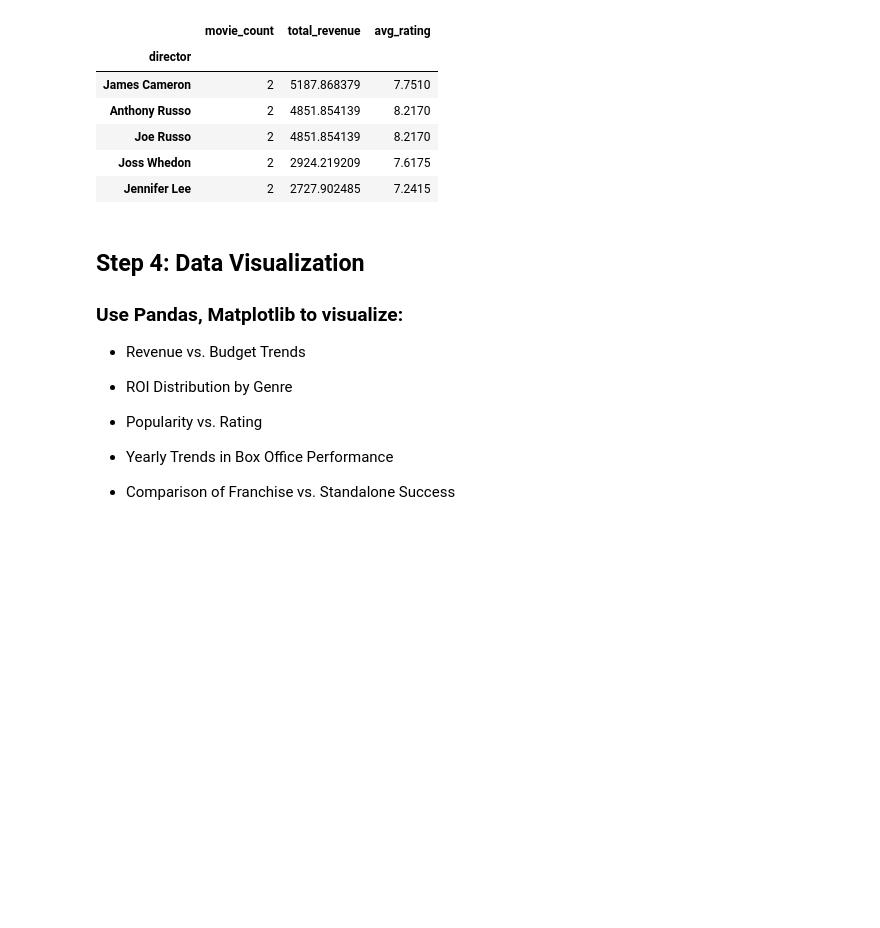
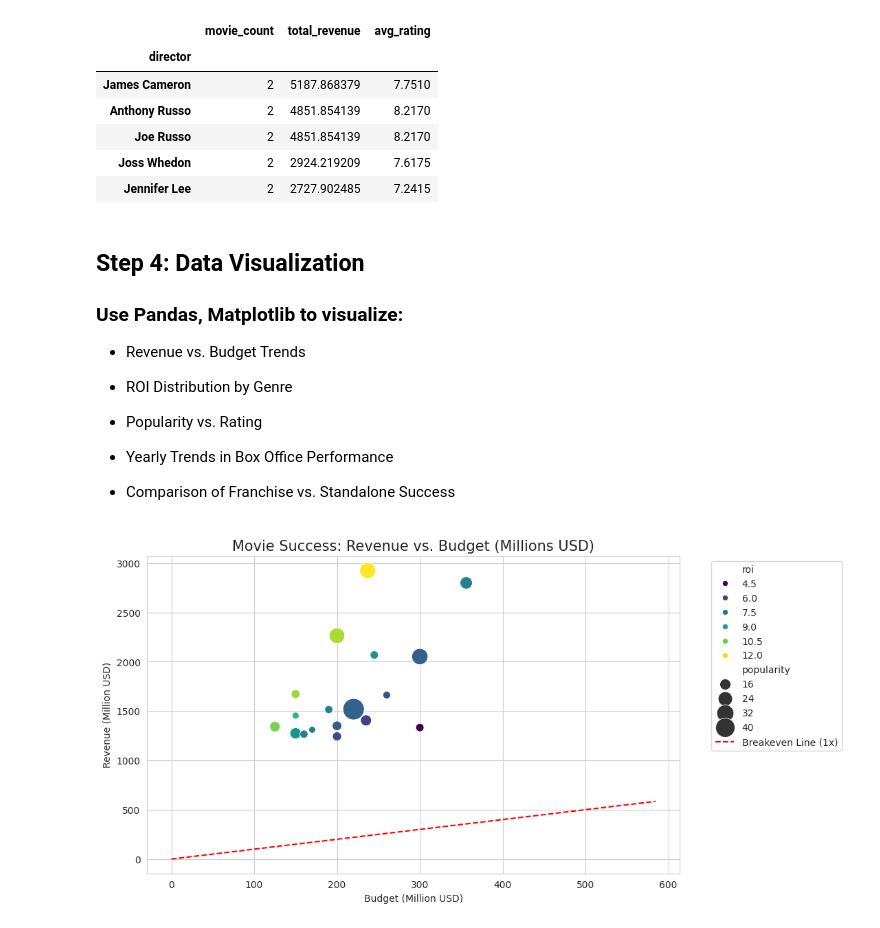
Before and after one commit to hubiverse/amalitech-de-labs, a Jupyter notebook: tmdb_movie/main.ipynb, the cells around one changed output. Drawn from its saved outputs; the diff is of its cells as text; code cells hidden in the pictures; blank space fills up the shorter version.

Commit message:
data: add data visualization of analysis

```diff
--- a/tmdb_movie/main.ipynb
+++ b/tmdb_movie/main.ipynb
@@ -300,8 +302,15 @@ def extract_cast(cast_list):
 
 
 def safe_len(value):
-    if isinstance(value, (list, dict, str)):
+    if isinstance(value, (list, dict)):
         return len(value)
+
+    if isinstance(value, str):
+        data = ast.literal_eval(value)
+        if isinstance(data, (list, dict)):
+            return len(data)
+        return len(value)
+
     if pd.isna(value):
         return np.nan
     return np.nan
@@ -730,3 +739,30 @@ top_directors
    - Yearly Trends in Box Office Performance
 
    - Comparison of Franchise vs. Standalone Success
+# %%
+# Revenue vs. Budget Trends
+plt.figure(figsize=(10, 6))
+sns.set_style("whitegrid")
+
+# Scatter plot
+sns.scatterplot(
+    data=df_final,
+    x='budget_musd',
+    y='revenue_musd',
+    size='popularity',
+    hue='roi',
+    palette='viridis',
+    sizes=(50, 500)
+)
+
+# Add a diagonal line for breakeven (Revenue = Budget)
+max_val = max(df_final['revenue_musd'].max(), df_final['budget_musd'].max())
+plt.plot([0, max_val/5], [0, max_val/5], color='red', linestyle='--', label='Breakeven Line (1x)')
+
+plt.title('Movie Success: Revenue vs. Budget (Millions USD)', fontsize=15)
+plt.xlabel('Budget (Million USD)')
+plt.ylabel('Revenue (Million USD)')
+plt.legend(bbox_to_anchor=(1.05, 1), loc=2)
+plt.show()
+# %% [output]
+[figure, added]
```
Also changed, not shown: parts of 7 cells of this notebook, 1 other file.
